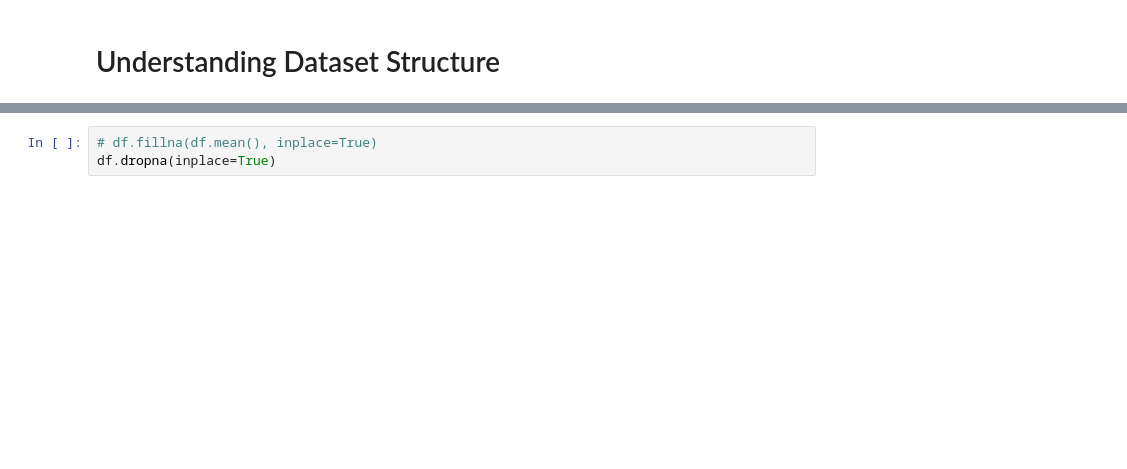
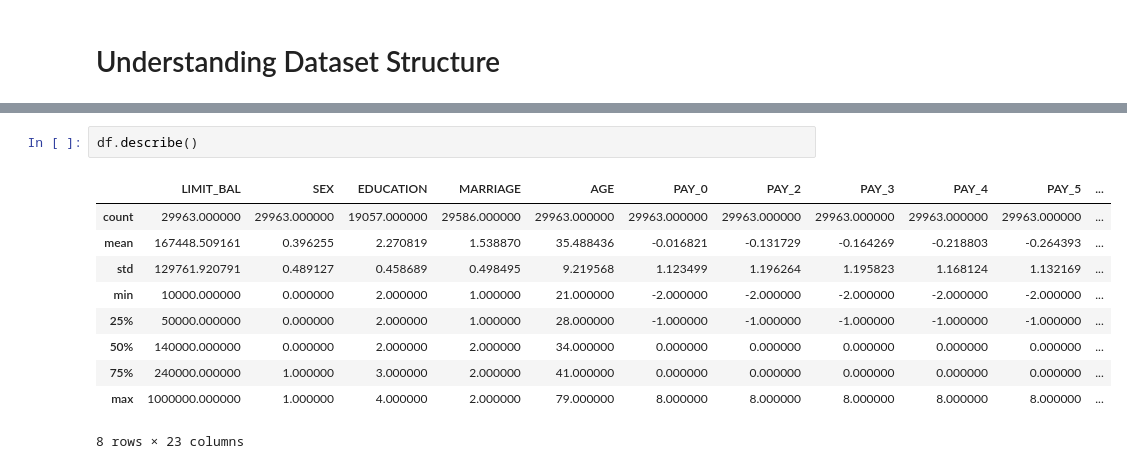
Before and after one commit to PhilipTimothe/Loan-Default-Risk-Analysis, a Jupyter notebook: notebooks/exlporatory_data_analysis.ipynb, the cells around one changed output, grey strips where cells are left out. Cells and saved outputs as stored; diff of their text form; blank space fills up the shorter version.

```diff
--- a/notebooks/exlporatory_data_analysis.ipynb
+++ b/notebooks/exlporatory_data_analysis.ipynb
@@ -136,3 +159,13 @@ dtype: object
-# %%
-# df.fillna(df.mean(), inplace=True)
-df.dropna(inplace=True)
+# %%
+df.describe()
+# %% [output]
+|  | LIMIT_BAL | SEX | EDUCATION | MARRIAGE | AGE | PAY_0 | PAY_2 | PAY_3 | PAY_4 | PAY_5 | ... |
+| count | 29963.000000 | 29963.000000 | 19057.000000 | 29586.000000 | 29963.000000 | 29963.000000 | 29963.000000 | 29963.000000 | 29963.000000 | 29963.000000 | ... |
+| mean | 167448.509161 | 0.396255 | 2.270819 | 1.538870 | 35.488436 | -0.016821 | -0.131729 | -0.164269 | -0.218803 | -0.264393 | ... |
+| std | 129761.920791 | 0.489127 | 0.458689 | 0.498495 | 9.219568 | 1.123499 | 1.196264 | 1.195823 | 1.168124 | 1.132169 | ... |
+| min | 10000.000000 | 0.000000 | 2.000000 | 1.000000 | 21.000000 | -2.000000 | -2.000000 | -2.000000 | -2.000000 | -2.000000 | ... |
+| 25% | 50000.000000 | 0.000000 | 2.000000 | 1.000000 | 28.000000 | -1.000000 | -1.000000 | -1.000000 | -1.000000 | -1.000000 | ... |
+| 50% | 140000.000000 | 0.000000 | 2.000000 | 2.000000 | 34.000000 | 0.000000 | 0.000000 | 0.000000 | 0.000000 | 0.000000 | ... |
+| 75% | 240000.000000 | 1.000000 | 3.000000 | 2.000000 | 41.000000 | 0.000000 | 0.000000 | 0.000000 | 0.000000 | 0.000000 | ... |
+| max | 1000000.000000 | 1.000000 | 4.000000 | 2.000000 | 79.000000 | 8.000000 | 8.000000 | 8.000000 | 8.000000 | 8.000000 | ... |
+8 rows × 23 columns
```
Also changed, not shown: parts of 15 cells of this notebook, 1 other file.
